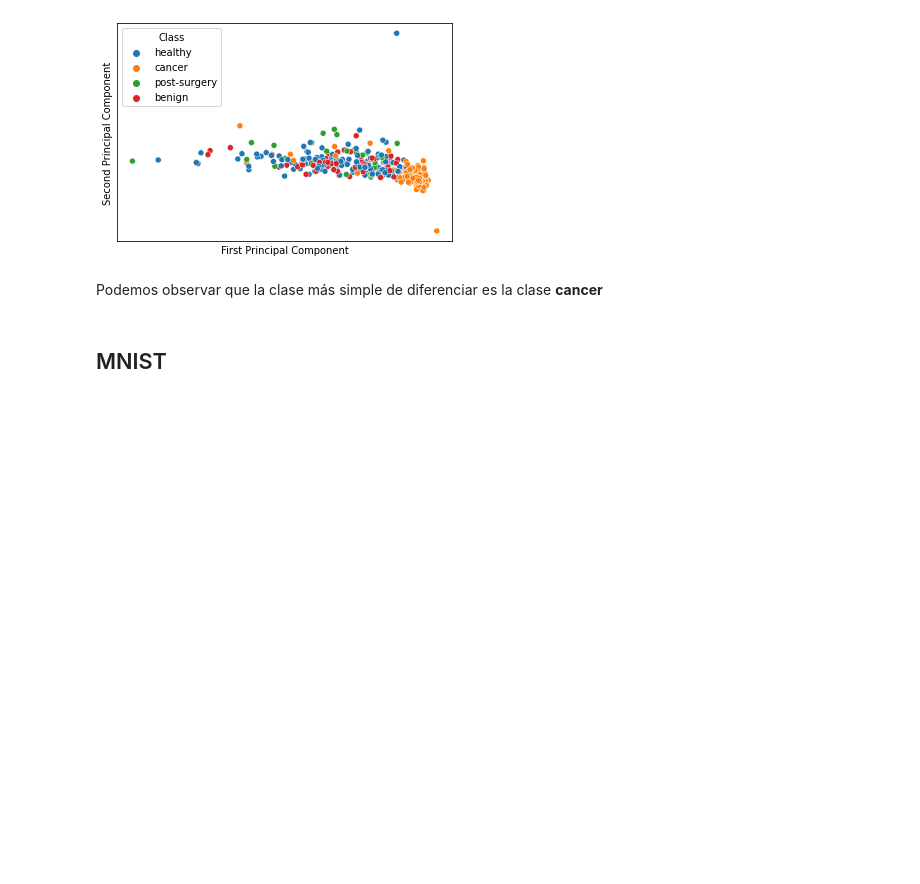
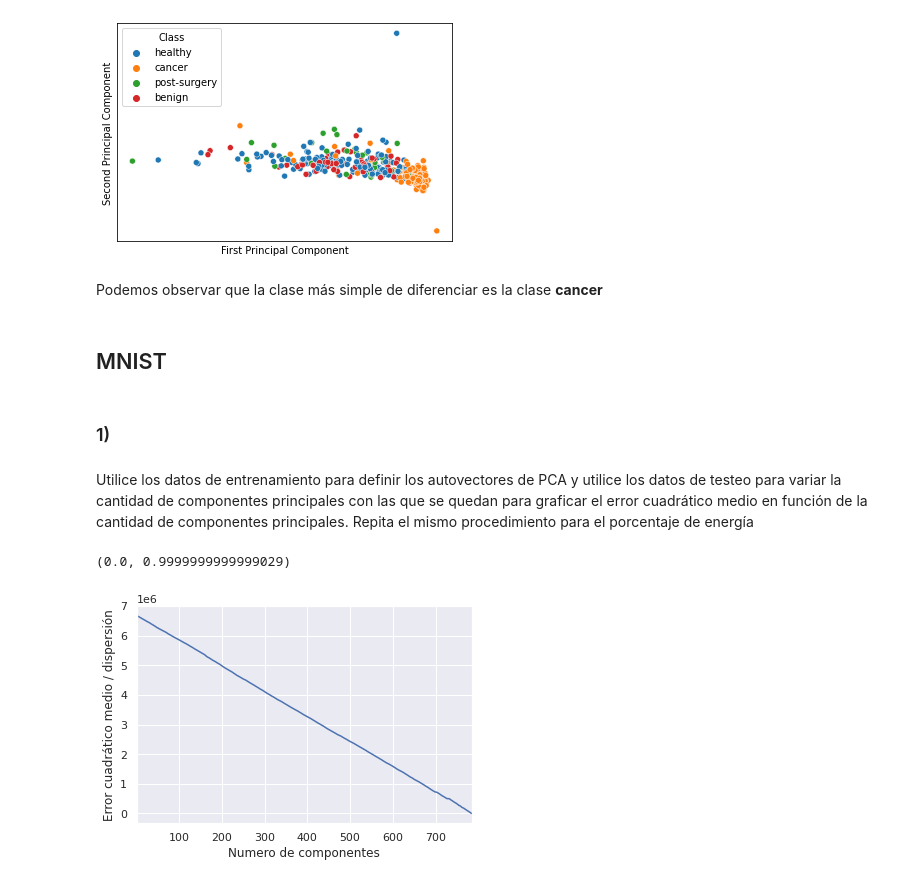
Before and after one commit to Nacho2904/CURSO-LEARNING1, a Jupyter notebook: PCA.ipynb, the cells around one changed output. Cells and saved outputs as stored; diff of their text form; code cells hidden in the pictures; blank space fills up the shorter version.

```diff
--- a/PCA.ipynb
+++ b/PCA.ipynb
@@ -245,3 +245,41 @@ plt.yticks([]);
 Podemos observar que la clase más simple de diferenciar es la clase **cancer**
 # %% [markdown]
 ## MNIST
+# %% [markdown]
+### 1)
+# %% [markdown]
+Utilice los datos de entrenamiento para definir los autovectores de PCA y utilice
+los datos de testeo para variar la cantidad de componentes principales con las
+que se quedan para graficar el error cuadrático medio en función de la cantidad
+de componentes principales. Repita el mismo procedimiento para el porcentaje de
+energía
+# %%
+mnist = tf.keras.datasets.mnist
+(train_images, train_labels), (test_images, test_labels) = mnist.load_data()
+# %%
+rows = np.shape(test_images)[1]**2
+images_as_vectors = np.array([np.squeeze(image.reshape(1,rows)) for image in test_images])
+#scaler = preprocessing.StandardScaler().fit(images_as_vectors)
+#norm_inputs = scaler.transform(images_as_vectors)
+
+# Seleccionamos también los targets para cuando entrenemos el modelo
+targets = test_labels.copy().reshape(len(test_labels), 1)
+
+#np.mean(norm_inputs[:,0]), np.std(norm_inputs[:,70])
+# %% [output]
+(0.0, 0.9999999999999029)
+# %%
+U, S, Vt = np.linalg.svd(images_as_vectors)
+eigenvalues = S/len(images_as_vectors)
+V = Vt.T
+# %%
+encode_and_decode_with_n_dimensions = lambda n: V[:n,:].T @ V[:n,:] @ images_as_vectors.T
+get_ecm_for_n_dimensions = lambda n: np.linalg.norm(images_as_vectors.T - encode_and_decode_with_n_dimensions(n)) ** 2
+x_axis = np.arange(1,len(V)+1)
+y_axis = [get_ecm_for_n_dimensions(n) for n in x_axis]
+plt.plot(x_axis, y_axis)
+plt.xlim(1,len(V))
+plt.xlabel("Numero de componentes")
+plt.ylabel("Error cuadrático medio / dispersión");
+# %% [output]
+[figure, added]
```
Also changed, not shown: parts of 11 cells of this notebook.
